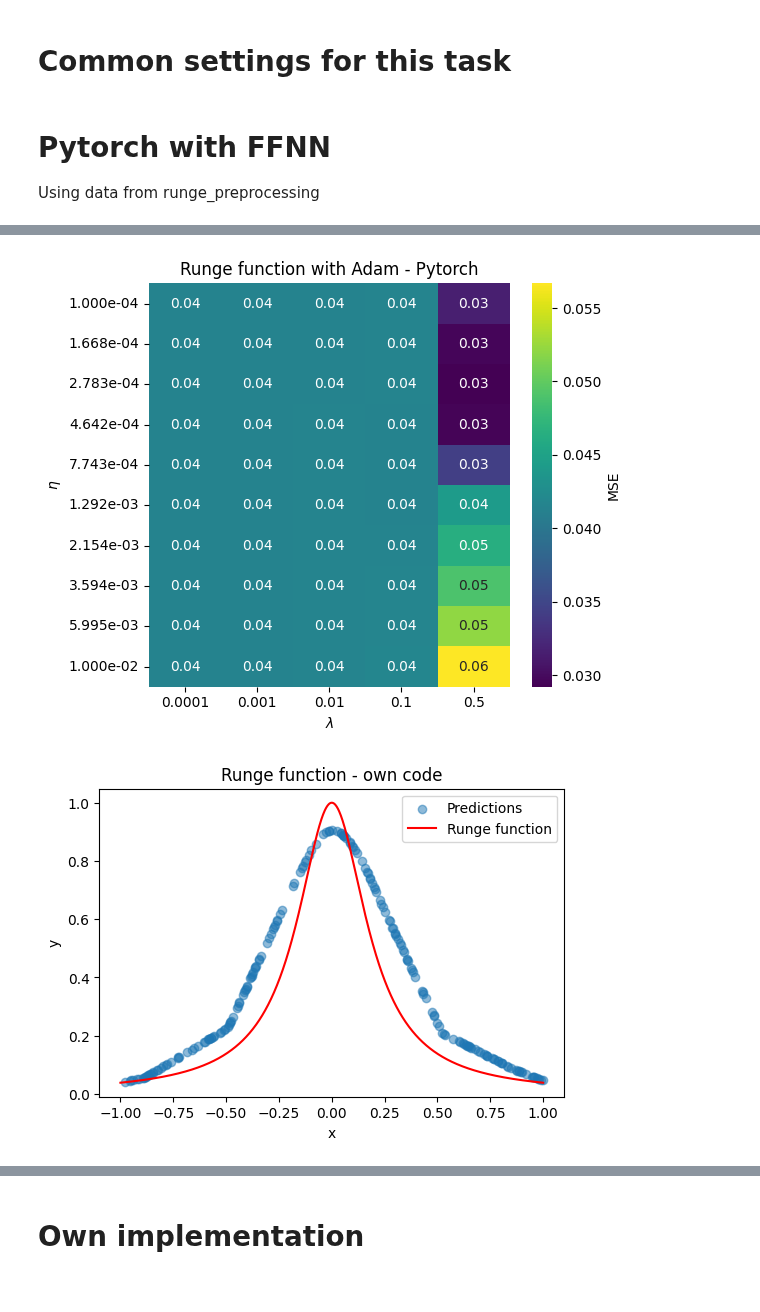
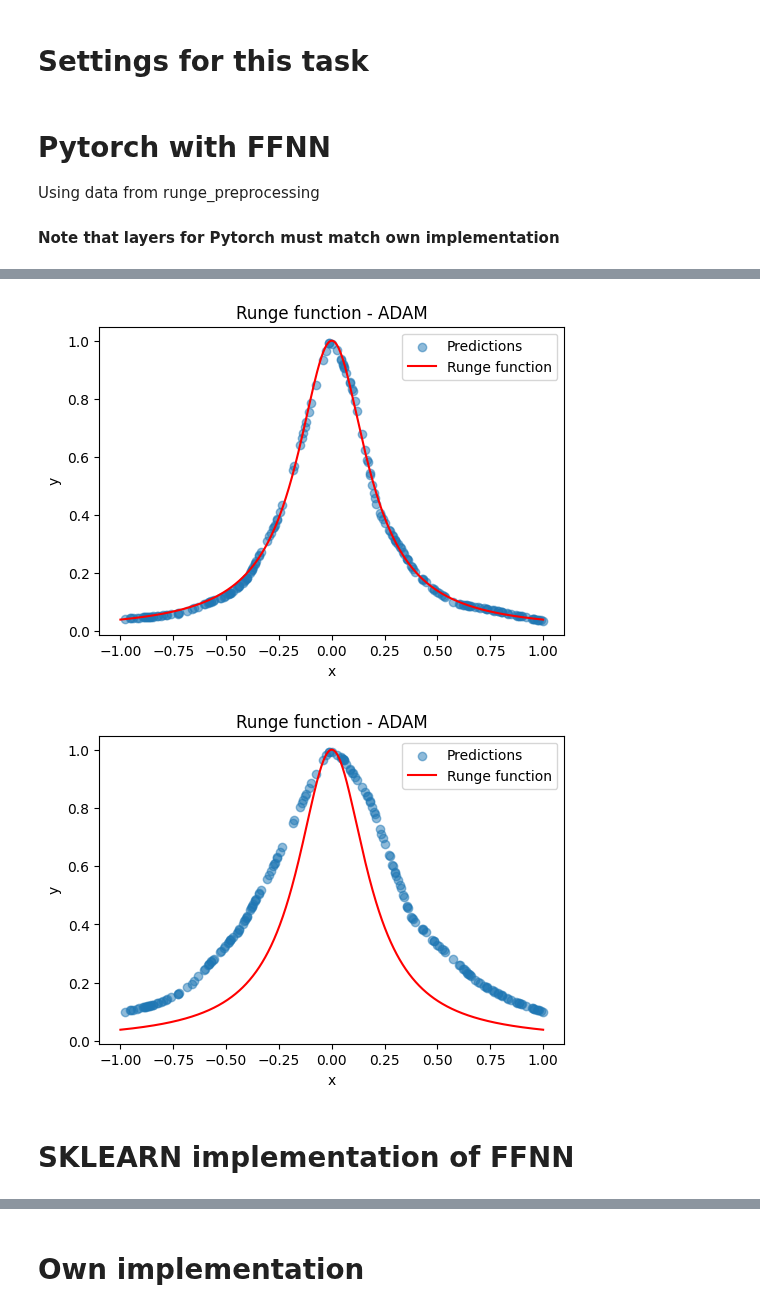
Before and after one commit to johtj/data_analysis_ml_projects, a Jupyter notebook: assignment2/Code/part_c.ipynb, the cells around one changed output, grey strips where cells are left out. Drawn from its saved outputs; the diff is of its cells as text; code cells hidden in the pictures.

Commit message:
pytorch, sklearn and own implementation (no loop)

```diff
--- a/assignment2/Code/part_c.ipynb
+++ b/assignment2/Code/part_c.ipynb
@@ -9,5 +10,5 @@ from source.utils import neural_network_loop, create_activations_layderdim, pyto
 from source.neural_network import NN
 from source.plotting import plot_heatmap, plot_runges
 # %% [markdown]
-# Common settings for this task
+# Settings for this task
 # %%
@@ -21,11 +42,14 @@ OPTIMIZER = 'SGD'
 # Pytorch with FFNN
 
 Using data from runge_preprocessing
+
+#### Note that layers for Pytorch must match own implementation
 # %%
 # Defining Pytorch model
 
 # Convert to Pytorch tensors
 x_train_scaled_tensor = torch.tensor(x_train_scaled, dtype=torch.float32)
+x_test_scaled_tensor = torch.tensor(x_test_scaled, dtype=torch.float32)
 x_test_tensor = torch.tensor(x_test, dtype=torch.float32)
 y_train_tensor = torch.tensor(y_train, dtype=torch.float32)
 y_test_tensor = torch.tensor(y_test, dtype=torch.float32)
@@ -39,10 +63,33 @@ model= nn.Sequential(
             nn.ReLU(),
             nn.Linear(100, 1)
         )
-
-cost = nn.MSELoss()
 # %%
-# Pytorch
-result_torch = pytorch_loop(model, cost, ETA_VALUES, LAMBDA_VALUES, OPTIMIZER, ITERATIONS, x_train_scaled_tensor, y_train_tensor,
-                            x_test_tensor, y_test_tensor, momentum_val=MOMENTUM, verbose=False)
+import torch
+import torch.nn as nn
+import torch.optim as optim
+
+cost_func = nn.MSELoss()
+
+optimizer_adam = optim.Adam(model.parameters(), lr=ETA_VALUES, betas = (BETA1_ADAM, BETA2_ADAM), weight_decay=L2)  # weight_decay closely elated to L2
+
+for epoch in range(ITERATIONS):
+    optimizer_adam.zero_grad()
+    outputs = model(x_train_scaled_tensor)
+    loss = cost_func(outputs, y_train_tensor)
+
+    loss.backward()
+    optimizer_adam.step()
+
+    if epoch % 100 == 0:
+        print(f'Epoch {epoch}, Loss: {loss.item():.6f}')
+
+# Predict
+with torch.no_grad():
+    predictions = model(x_test_scaled_tensor)
+    predictions2 = model(x_test_tensor)
+
+mse_test = cost_func(predictions, y_test_tensor)
+
+plot_runges(x, y, x_test, predictions.numpy(), title=f'Runge function - {OPTIMIZER}')#
+plot_runges(x, y, x_test, predictions2.numpy(), title=f'Runge function - {OPTIMIZER}')#
 # %% [output]
@@ -66,12 +116,13 @@ Epoch 0, Loss: 0.009562
+[figure, added]
+[figure, added]
 # %%
 # Plotting heatmaps - Pytorch
 
-plot_heatmap(result_torch, title='Runge function with Adam - Pytorch', heat_metric='MSE', filename=f'part_c-heatmap_pytorch', show_plot=SHOW_PLOT, save_image=SAVE_FIGURE)
+#plot_heatmap(result_torch, title=f'Runge function - {OPTIMIZER}', heat_metric='MSE', filename=f'part_c-heatmap_pytorch', show_plot=SHOW_PLOT, save_image=SAVE_FIGURE)
 
 # Runges
-min_row = result_torch.loc[result_torch['MSE'].idxmin()]
-predictions = min_row['Predictions'] # find predictions for lowest mse
-plot_runges(x, y, x_test, predictions, title=f'Runge function - own code', filename=f'part_c-runges_pytorch', show_plot=SHOW_PLOT, save_image=SAVE_FIGURE)
+#min_row = result_torch.loc[result_torch['MSE'].idxmin()]
+#predictions = min_row['Predictions'] # find predictions for lowest mse
+#plot_runges(x, y, x_test, predictions, title=f'Runge function - {OPTIMIZER}', filename=f'part_c-runges_pytorch', show_plot=SHOW_PLOT, save_image=SAVE_FIGURE)
-# %% [output]
-[figure, removed]
-[figure, removed]
+# %% [markdown]
+# SKLEARN implementation of FFNN
```
Also changed, not shown: parts of 9 cells of this notebook.
